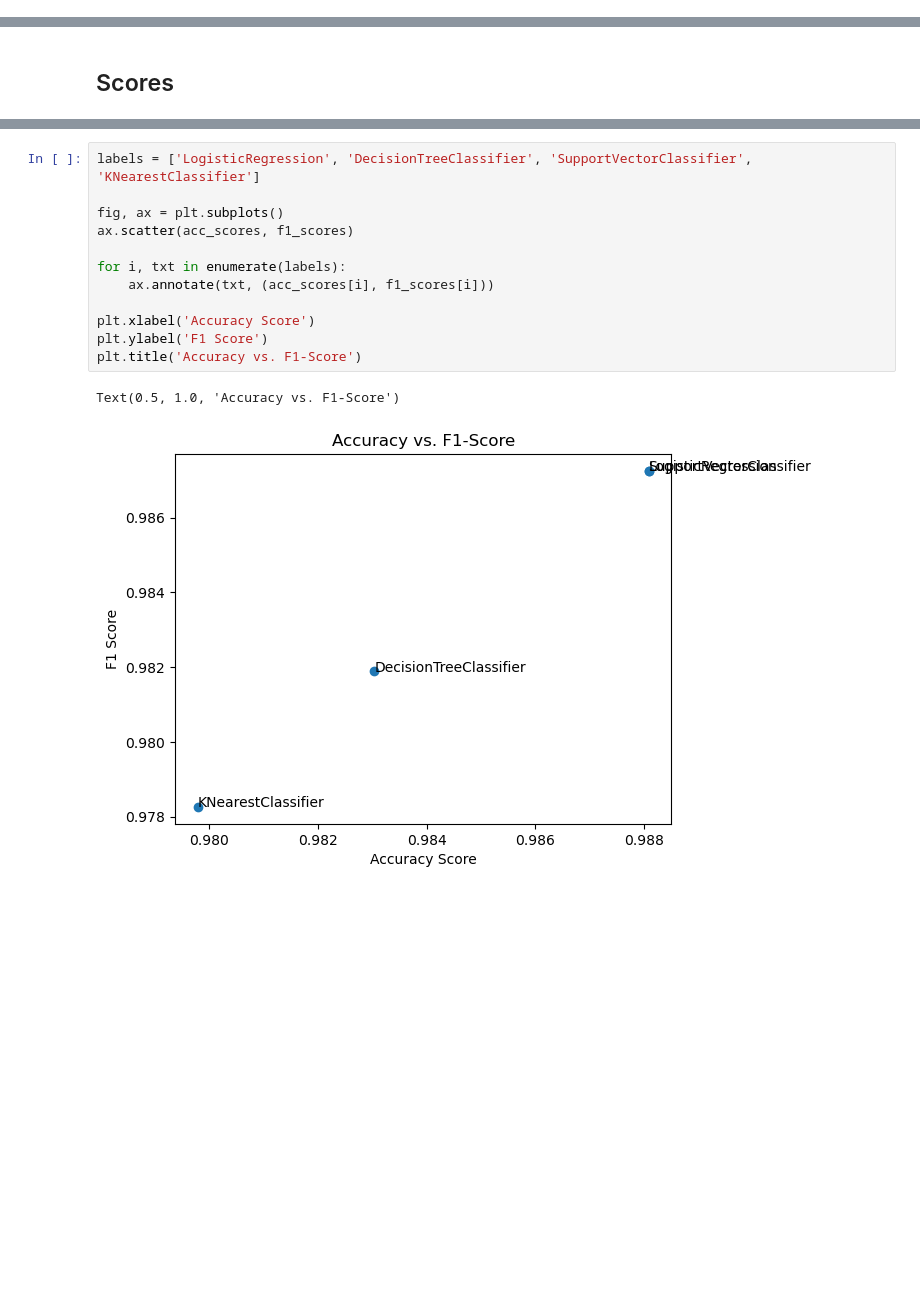
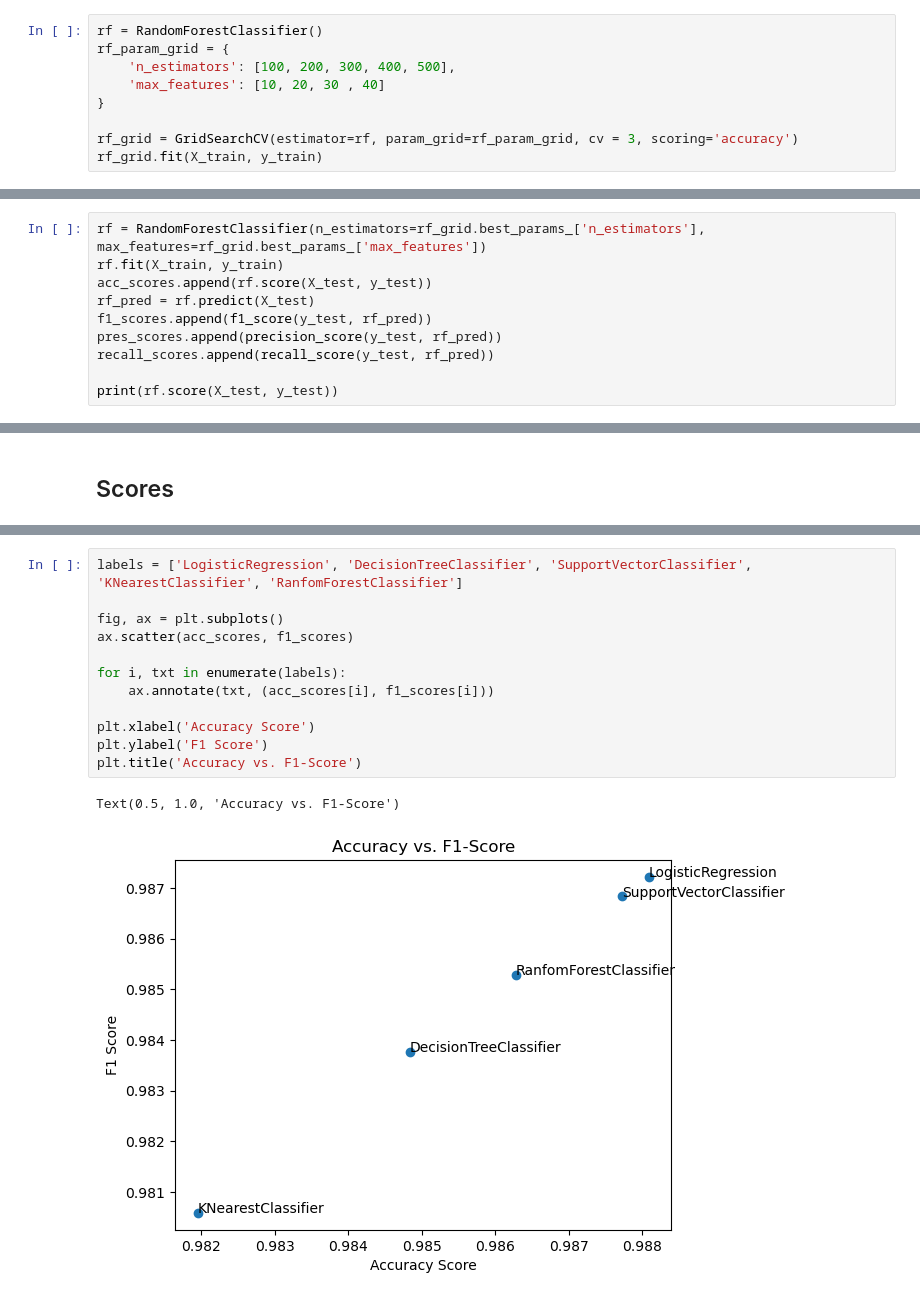
Before and after one commit to Brapalx/match-prediction, a Jupyter notebook: match_prediction.ipynb, the cells around one changed output, grey strips where cells are left out. Cells and saved outputs as stored; diff of their text form; blank space fills up the shorter version.

```diff
--- a/match_prediction.ipynb
+++ b/match_prediction.ipynb
@@ -411,0 +420,9 @@ Text(0.5, 1.0, 'Confusion Matrix - KNeighborsClassifier')
+# %%
+rf = RandomForestClassifier()
+rf_param_grid = {
+    'n_estimators': [100, 200, 300, 400, 500],
+    'max_features': [10, 20, 30 , 40]
+}
+
+rf_grid = GridSearchCV(estimator=rf, param_grid=rf_param_grid, cv = 3, scoring='accuracy')
+rf_grid.fit(X_train, y_train)
@@ -411,0 +438,10 @@ Text(0.5, 1.0, 'Confusion Matrix - KNeighborsClassifier')
+# %%
+rf = RandomForestClassifier(n_estimators=rf_grid.best_params_['n_estimators'], max_features=rf_grid.best_params_['max_features'])
+rf.fit(X_train, y_train)
+acc_scores.append(rf.score(X_test, y_test))
+rf_pred = rf.predict(X_test)
+f1_scores.append(f1_score(y_test, rf_pred))
+pres_scores.append(precision_score(y_test, rf_pred))
+recall_scores.append(recall_score(y_test, rf_pred))
+
+print(rf.score(X_test, y_test))
@@ -422,18 +475,18 @@ f1_scores
 # %%
-labels = ['LogisticRegression', 'DecisionTreeClassifier', 'SupportVectorClassifier', 'KNearestClassifier']
+labels = ['LogisticRegression', 'DecisionTreeClassifier', 'SupportVectorClassifier', 'KNearestClassifier', 'RanfomForestClassifier']
 
 fig, ax = plt.subplots()
 ax.scatter(acc_scores, f1_scores)
 
 for i, txt in enumerate(labels):
     ax.annotate(txt, (acc_scores[i], f1_scores[i]))
 
 plt.xlabel('Accuracy Score')
 plt.ylabel('F1 Score')
 plt.title('Accuracy vs. F1-Score')
 # %% [output]
 Text(0.5, 1.0, 'Accuracy vs. F1-Score')
-[figure, old version]
+[figure, new version]
 # %%
 results_df = pd.DataFrame( {
     'model': labels,
```
Also changed, not shown: parts of 21 cells of this notebook, 4 other files.
